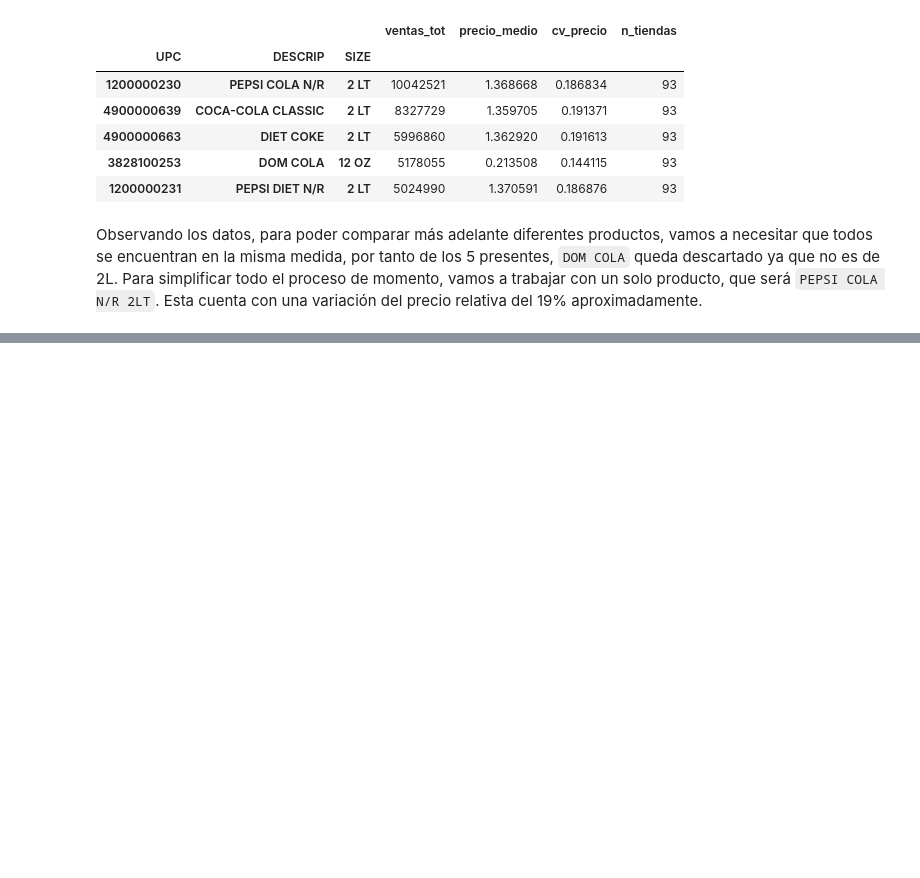
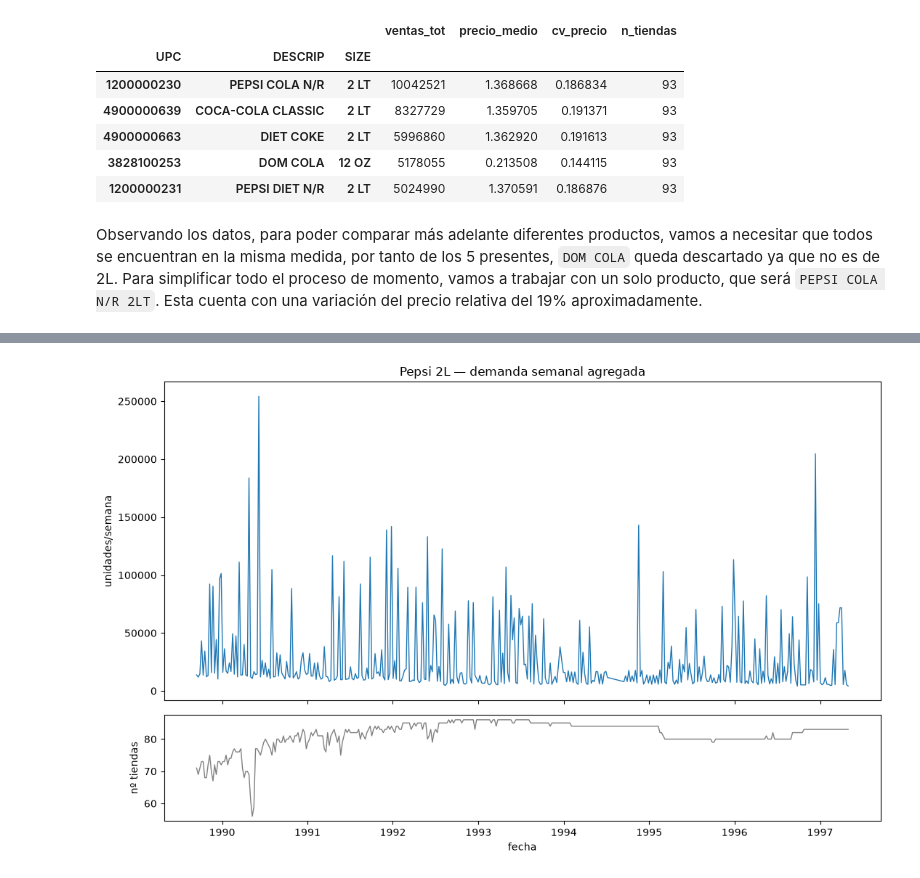
Before and after one commit to ivanfondo/Portafolio-Data-Science-Python, a Jupyter notebook: Pricing-Dominicks/notebooks/01_eda_limpieza.ipynb, the cells around one changed output, grey strips where cells are left out. Saved outputs shown, nothing was run; the diff lists cells and outputs as text; code cells hidden in the pictures; blank space fills up the shorter version.

```diff
--- a/Pricing-Dominicks/notebooks/01_eda_limpieza.ipynb
+++ b/Pricing-Dominicks/notebooks/01_eda_limpieza.ipynb
@@ -409,0 +487,22 @@ Observando los datos, para poder comparar más adelante diferentes productos, va
+# %%
+weekly = (
+    pepsi.groupby('start') # inicio de semana
+    .agg(unidades=('MOVE', 'sum'), n_tiendas=('STORE', 'nunique'))
+    .reset_index().sort_values('start')
+)
+
+fig, ax = plt.subplots(2, 1, figsize=(11, 7), sharex=True,
+                       gridspec_kw={"height_ratios": [3, 1]})
+
+ax[0].plot(weekly["start"], weekly["unidades"], lw=1)
+ax[0].set_ylabel("unidades/semana")
+ax[0].set_title("Pepsi 2L — demanda semanal agregada")
+
+ax[1].plot(weekly["start"], weekly["n_tiendas"], lw=1, color="gray")
+ax[1].set_ylabel("nº tiendas")
+ax[1].set_xlabel("fecha")
+
+plt.tight_layout()
+plt.show()
+# %% [output]
+[figure, added]
```
Also changed, not shown: parts of 13 cells of this notebook.
